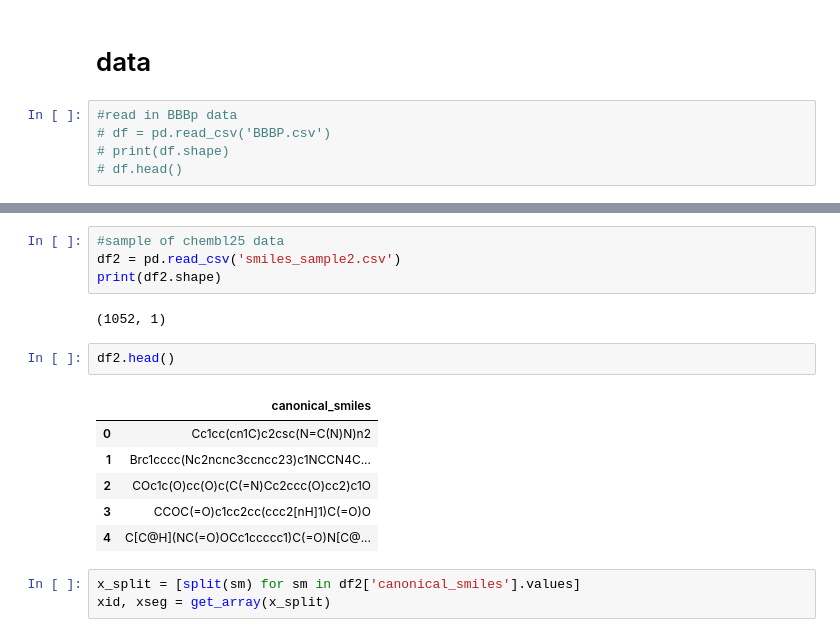
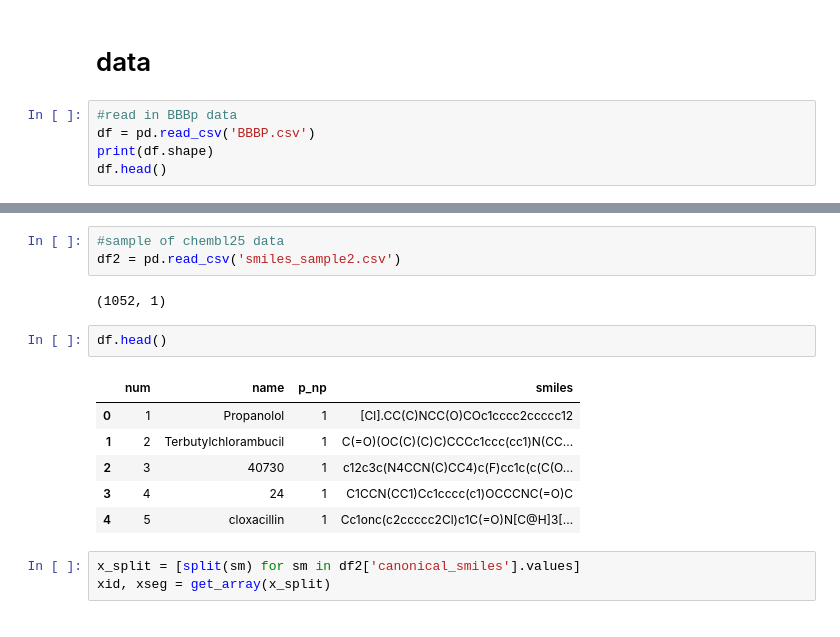
Before and after one commit to ajia90/smilestransformer, a Jupyter notebook: interpolation_notgt_training.ipynb, the cells around one changed output, grey strips where cells are left out. Drawn from its saved outputs; the diff is of its cells as text.

```diff
--- a/interpolation_notgt_training.ipynb
+++ b/interpolation_notgt_training.ipynb
@@ -123,6 +151,6 @@ smiles_dict
 # data
 # %%
 #read in BBBp data
-# df = pd.read_csv('BBBP.csv')
-# print(df.shape)
-# df.head()
+df = pd.read_csv('BBBP.csv')
+print(df.shape)
+df.head()
@@ -129,18 +165,17 @@ smiles_dict
 # %%
 #sample of chembl25 data
 df2 = pd.read_csv('smiles_sample2.csv')
-print(df2.shape)
 # %% [output]
 (1052, 1)
 # %%
-df2.head()
+df.head()
 # %% [output]
-|  | canonical_smiles |
-| 0 | Cc1cc(cn1C)c2csc(N=C(N)N)n2 |
-| 1 | Brc1cccc(Nc2ncnc3ccncc23)c1NCCN4C... |
-| 2 | COc1c(O)cc(O)c(C(=N)Cc2ccc(O)cc2)c1O |
-| 3 | CCOC(=O)c1cc2cc(ccc2[nH]1)C(=O)O |
-| 4 | C[C@H](NC(=O)OCc1ccccc1)C(=O)N[C@... |
+|  | num | name | p_np | smiles |
+| 0 | 1 | Propanolol | 1 | [Cl].CC(C)NCC(O)COc1cccc2ccccc12 |
+| 1 | 2 | Terbutylchlorambucil | 1 | C(=O)(OC(C)(C)C)CCCc1ccc(cc1)N(CC... |
+| 2 | 3 | 40730 | 1 | c12c3c(N4CCN(C)CC4)c(F)cc1c(c(C(O... |
+| 3 | 4 | 24 | 1 | C1CCN(CC1)Cc1cccc(c1)OCCCNC(=O)C |
+| 4 | 5 | cloxacillin | 1 | Cc1onc(c2ccccc2Cl)c1C(=O)N[C@H]3[... |
 # %%
 x_split = [split(sm) for sm in df2['canonical_smiles'].values]
 xid, xseg = get_array(x_split)
```
Also changed, not shown: parts of 27 cells of this notebook.
